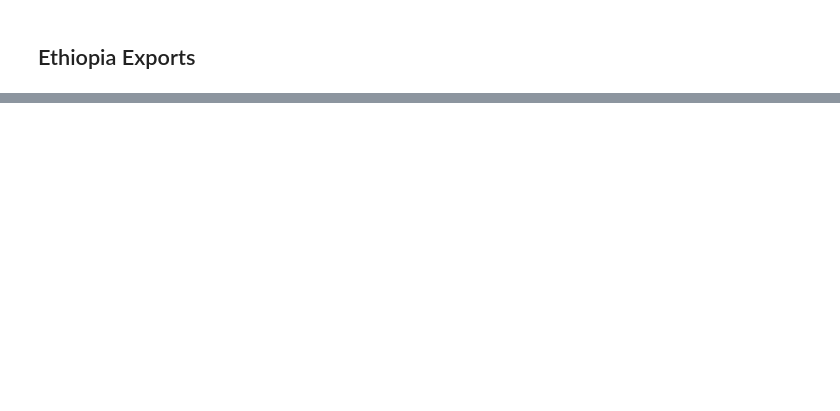
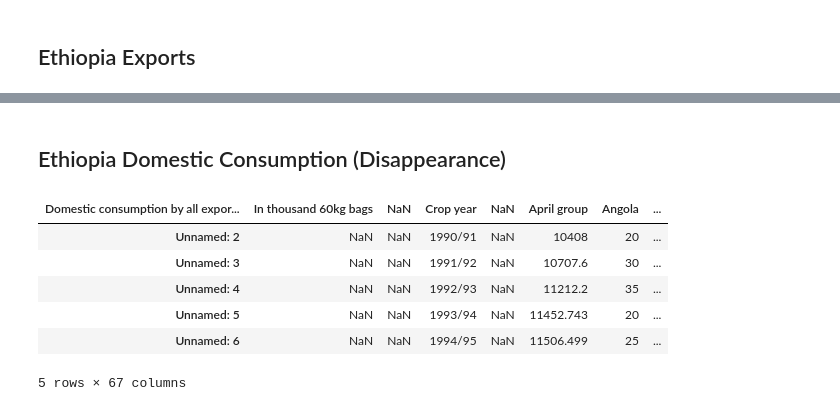
Before and after one commit to sanghyuns/Climate_Change_vs_Coffee_Production, a Jupyter notebook: Shawn.ipynb, the cells around one changed output, grey strips where cells are left out. Drawn from its saved outputs; the diff is of its cells as text; code cells hidden in the pictures; blank space fills up the shorter version.

```diff
--- a/Shawn.ipynb
+++ b/Shawn.ipynb
@@ -152,0 +113,10 @@ fao_eth_coffee
+# %% [markdown]
+## Ethiopia Domestic Consumption (Disappearance)
+# %%
+consumption = pd.read_excel('./data/1b - Domestic consumption.xlsx')
+# %%
+consumption = consumption.T
+# %%
+new_header = consumption.iloc[0]
+consumption = consumption[1:]
+consumption.columns = new_header
@@ -152,0 +125,10 @@ fao_eth_coffee
+# %%
+consumption.head()
+# %% [output]
+| Domestic consumption by all expor... | In thousand 60kg bags | NaN | Crop year | NaN | April group | Angola | ... |
+| Unnamed: 2 | NaN | NaN | 1990/91 | NaN | 10408 | 20 | ... |
+| Unnamed: 3 | NaN | NaN | 1991/92 | NaN | 10707.6 | 30 | ... |
+| Unnamed: 4 | NaN | NaN | 1992/93 | NaN | 11212.2 | 35 | ... |
+| Unnamed: 5 | NaN | NaN | 1993/94 | NaN | 11452.743 | 20 | ... |
+| Unnamed: 6 | NaN | NaN | 1994/95 | NaN | 11506.499 | 25 | ... |
+5 rows × 67 columns
```
Also changed, not shown: parts of 35 cells of this notebook, 1 other file.
